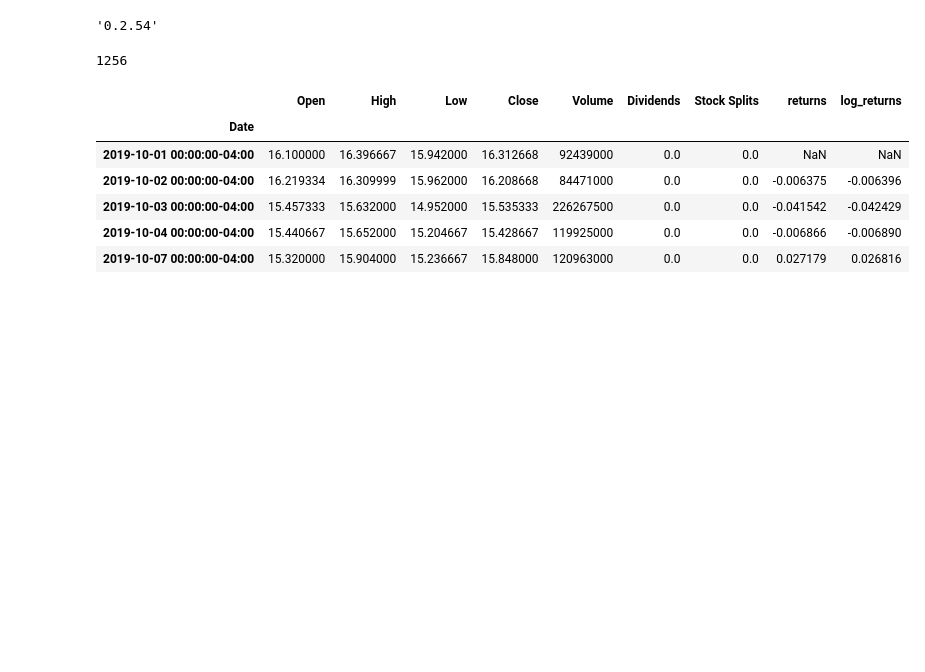
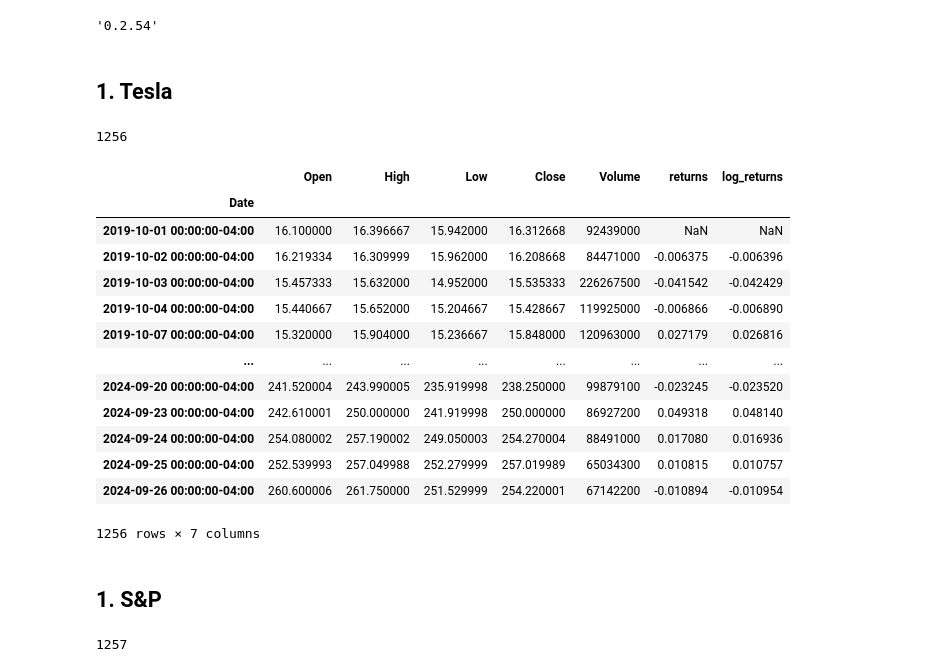
Before and after one commit to hwh1771/sentiment-analysis-volatility-forecasting, a Jupyter notebook: notebooks/01_pull_price_data.ipynb, the cells around one changed output. Saved outputs shown, nothing was run; the diff lists cells and outputs as text; code cells hidden in the pictures; blank space fills up the shorter version.

```diff
--- a/notebooks/01_pull_price_data.ipynb
+++ b/notebooks/01_pull_price_data.ipynb
@@ -8,6 +8,8 @@ import yfinance as yf
 yf.__version__
 # %% [output]
 '0.2.54'
+# %% [markdown]
+## 1. Tesla
 # %%
 start = '2019-10-01'
 end = '2024-09-27'
@@ -24,14 +25,22 @@ len(prices)
 # %%
 prices['returns'] = prices['Close'].pct_change()
 prices['log_returns'] = np.log(prices['Close']/prices['Close'].shift(1))
+prices = prices.drop(columns=['Dividends', 'Stock Splits'])
 
-prices.head()
+prices
 # %% [output]
-|  | Open | High | Low | Close | Volume | Dividends | Stock Splits | returns | log_returns |
-| Date |  |  |  |  |  |  |  |  |  |
-| 2019-10-01 00:00:00-04:00 | 16.100000 | 16.396667 | 15.942000 | 16.312668 | 92439000 | 0.0 | 0.0 | NaN | NaN |
-| 2019-10-02 00:00:00-04:00 | 16.219334 | 16.309999 | 15.962000 | 16.208668 | 84471000 | 0.0 | 0.0 | -0.006375 | -0.006396 |
-| 2019-10-03 00:00:00-04:00 | 15.457333 | 15.632000 | 14.952000 | 15.535333 | 226267500 | 0.0 | 0.0 | -0.041542 | -0.042429 |
-| 2019-10-04 00:00:00-04:00 | 15.440667 | 15.652000 | 15.204667 | 15.428667 | 119925000 | 0.0 | 0.0 | -0.006866 | -0.006890 |
-| 2019-10-07 00:00:00-04:00 | 15.320000 | 15.904000 | 15.236667 | 15.848000 | 120963000 | 0.0 | 0.0 | 0.027179 | 0.026816 |
+|  | Open | High | Low | Close | Volume | returns | log_returns |
+| Date |  |  |  |  |  |  |  |
+| 2019-10-01 00:00:00-04:00 | 16.100000 | 16.396667 | 15.942000 | 16.312668 | 92439000 | NaN | NaN |
+| 2019-10-02 00:00:00-04:00 | 16.219334 | 16.309999 | 15.962000 | 16.208668 | 84471000 | -0.006375 | -0.006396 |
+| 2019-10-03 00:00:00-04:00 | 15.457333 | 15.632000 | 14.952000 | 15.535333 | 226267500 | -0.041542 | -0.042429 |
+| 2019-10-04 00:00:00-04:00 | 15.440667 | 15.652000 | 15.204667 | 15.428667 | 119925000 | -0.006866 | -0.006890 |
+| 2019-10-07 00:00:00-04:00 | 15.320000 | 15.904000 | 15.236667 | 15.848000 | 120963000 | 0.027179 | 0.026816 |
+| ... | ... | ... | ... | ... | ... | ... | ... |
+| 2024-09-20 00:00:00-04:00 | 241.520004 | 243.990005 | 235.919998 | 238.250000 | 99879100 | -0.023245 | -0.023520 |
+| 2024-09-23 00:00:00-04:00 | 242.610001 | 250.000000 | 241.919998 | 250.000000 | 86927200 | 0.049318 | 0.048140 |
+| 2024-09-24 00:00:00-04:00 | 254.080002 | 257.190002 | 249.050003 | 254.270004 | 88491000 | 0.017080 | 0.016936 |
+| 2024-09-25 00:00:00-04:00 | 252.539993 | 257.049988 | 252.279999 | 257.019989 | 65034300 | 0.010815 | 0.010757 |
+| 2024-09-26 00:00:00-04:00 | 260.600006 | 261.750000 | 251.529999 | 254.220001 | 67142200 | -0.010894 | -0.010954 |
+1256 rows × 7 columns
 # %%
@@ -39 +48,15 @@ file_name = '../data/tesla_prices.csv'
 prices.to_csv(file_name)
+# %% [markdown]
+## 1. S&P
+# %%
+start = '2019-09-30'
+end = '2024-09-27'
+
+ticker = 'SPY'
+
+ticker = yf.Ticker(ticker)
+prices = ticker.history(start=start, end=end)
+
+len(prices)
+# %% [output]
+1257
```
Also changed, not shown: parts of 4 cells of this notebook, 2 other files.
